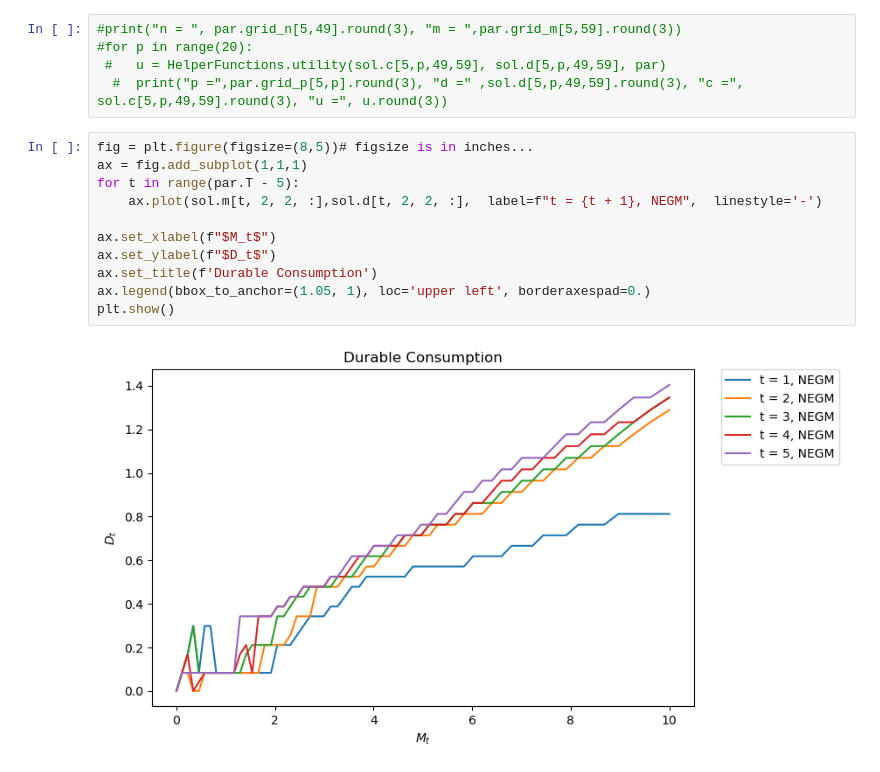
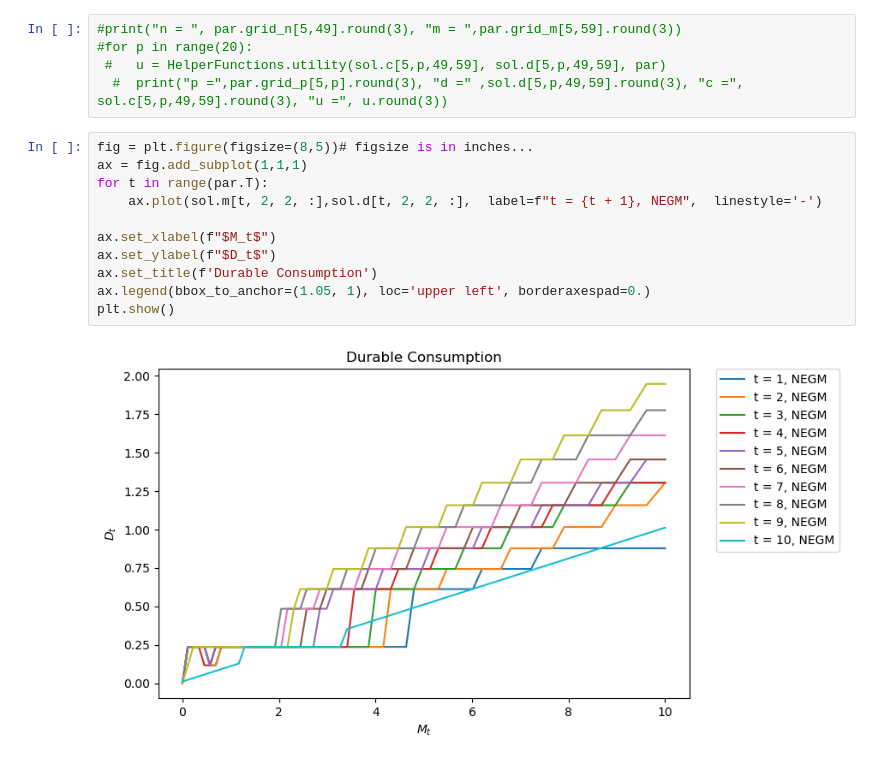
Before and after one commit to ChristofferDH/DP_CR, a Jupyter notebook: Main.ipynb, the cells around one changed output. Saved outputs shown, nothing was run; the diff lists cells and outputs as text.

```diff
--- a/Main.ipynb
+++ b/Main.ipynb
@@ -40,16 +37,16 @@ sol = model.sol
 # %%
 fig = plt.figure(figsize=(8,5))# figsize is in inches...
 ax = fig.add_subplot(1,1,1)
-for t in range(par.T - 5):
+for t in range(par.T):
     ax.plot(sol.m[t, 2, 2, :],sol.d[t, 2, 2, :],  label=f"t = {t + 1}, NEGM",  linestyle='-')
 
 ax.set_xlabel(f"$M_t$")
 ax.set_ylabel(f"$D_t$")
 ax.set_title(f'Durable Consumption')
 ax.legend(bbox_to_anchor=(1.05, 1), loc='upper left', borderaxespad=0.)
 plt.show()
 # %% [output]
-[figure, old version]
+[figure, new version]
 # %%
 fig = plt.figure(figsize=(8,5))# figsize is in inches...
 ax = fig.add_subplot(1,1,1)
```
Also changed, not shown: parts of 3 cells of this notebook, 2 other files.
